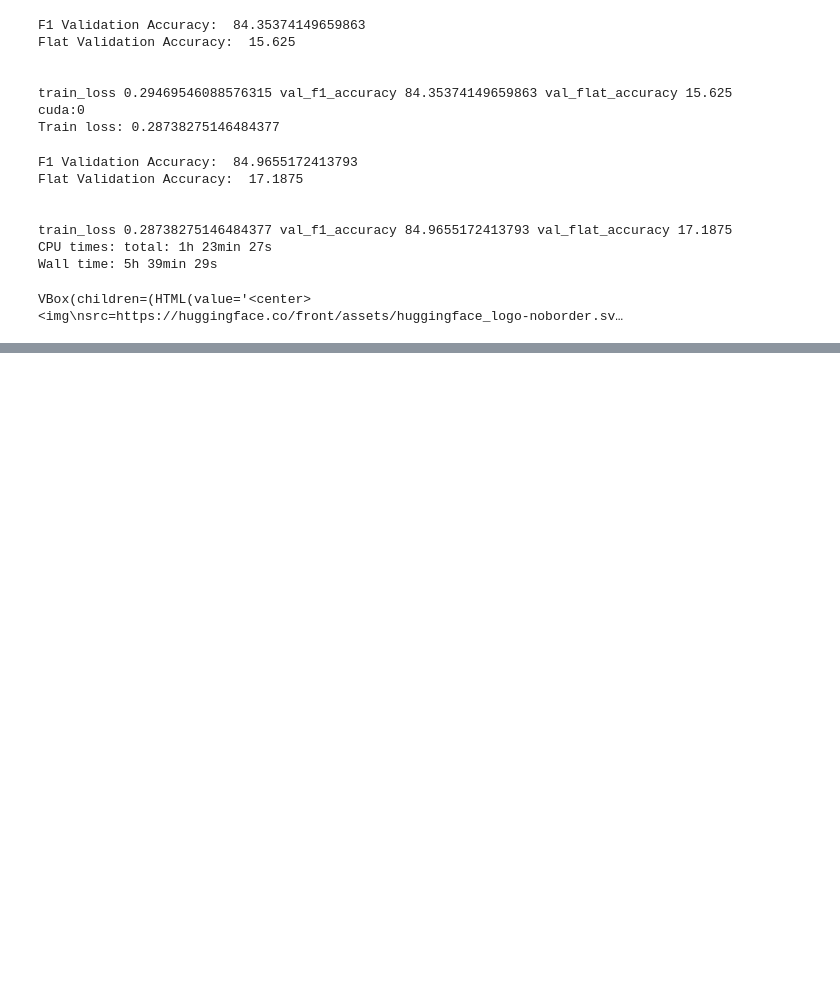
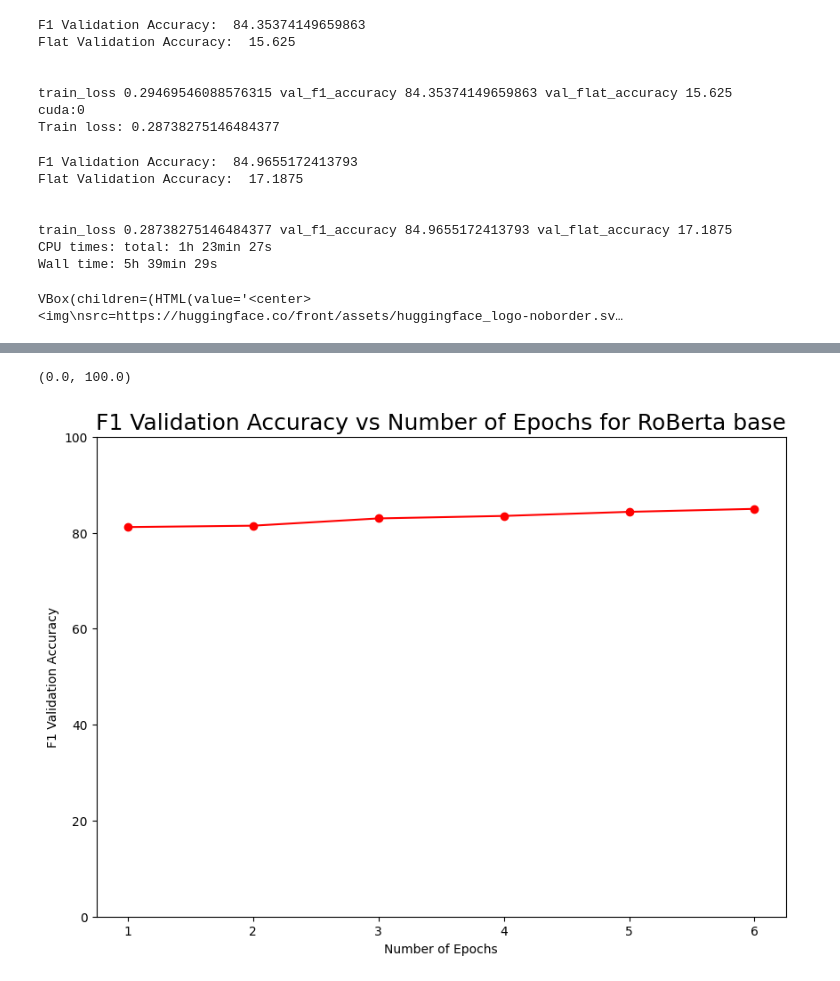
Before and after one commit to GioPetro/atyproject, a Jupyter notebook: data_prep.ipynb, the cells around one changed output, grey strips where cells are left out. Cells and saved outputs as stored; diff of their text form; code cells hidden in the pictures; blank space fills up the shorter version.

```diff
--- a/data_prep.ipynb
+++ b/data_prep.ipynb
@@ -335,0 +390,16 @@ model = AutoModelForSequenceClassification.from_pretrained("SuiGio/roberta_pubme
+# %%
+fig, ax = plt.subplots(figsize=(10, 7))
+val_f1_accuracy_list = [81.17154811715481,
+ 81.46067415730337,
+ 82.9817158931083,
+ 83.49788434414668,
+84.35374149659863,
+84.9655172413793]
+ax.plot(num_epochs, np.array(val_f1_accuracy_list),'ro-' ,label="F1 Validation Accuracy")
+ax.set_xlabel("Number of Epochs")
+ax.set_ylabel("F1 Validation Accuracy")
+ax.set_title("F1 Validation Accuracy vs Number of Epochs for RoBerta base",fontsize=18)
+ax.set_ylim(0, 100)
+# %% [output]
+(0.0, 100.0)
+[figure, added]
```
Also changed, not shown: parts of 11 cells of this notebook.
